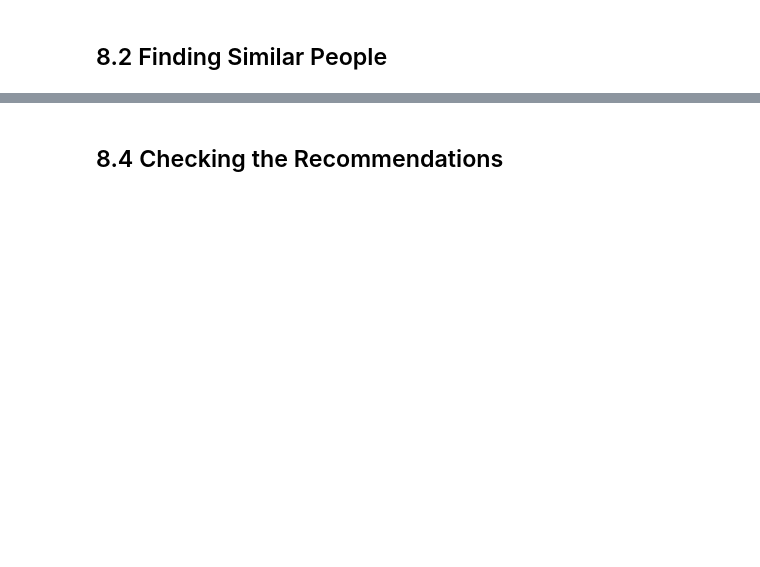
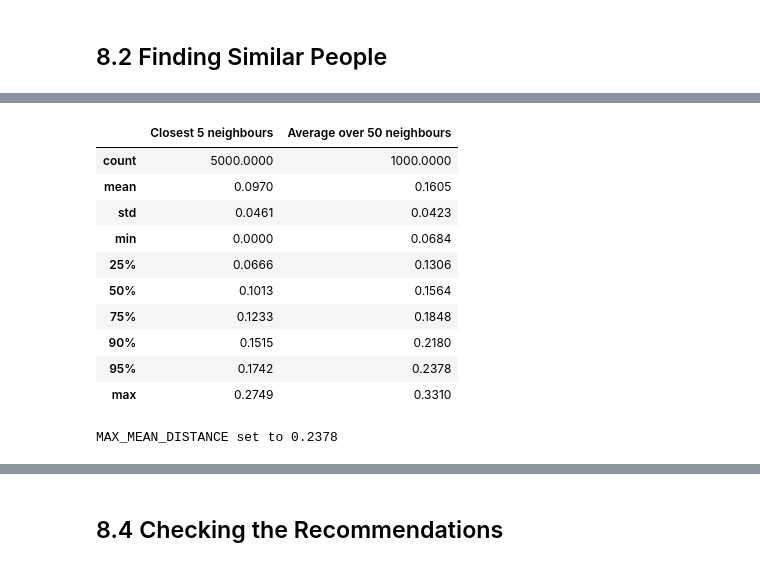
Before and after one commit to Fascos/investment-readiness-capstone-project, a Jupyter notebook: index.ipynb, the cells around one changed output, grey strips where cells are left out. Drawn from its saved outputs; the diff is of its cells as text; code cells hidden in the pictures; blank space fills up the shorter version.

```diff
--- a/index.ipynb
+++ b/index.ipynb
@@ -2491,0 +2571,48 @@ Goal: for a new person, suggest investment options based on what **similar peopl
+# %%
+#This helps prove that the neighbour structure is working:
+
+# Examine the distribution of nearest-neighbour distances
+# for the training profiles.
+sample_size = min(1000, len(X_train))
+sample_positions = np.random.default_rng(
+    RANDOM_STATE
+).choice(
+    len(X_train),
+    size=sample_size,
+    replace=False
+)
+# Request one extra neighbour because the first neighbour of a training row
+# is normally the row itself.
+sample_distances, _ = nearest_neighbours.kneighbors(
+    X_train_recommender[sample_positions],
+    n_neighbors=N_NEIGHBORS + 1
+)
+sample_distances = sample_distances[:, 1:]
+non_self_distances = sample_distances[:, :5].ravel()
+distance_summary = pd.DataFrame({
+    "Closest 5 neighbours": pd.Series(non_self_distances).describe(
+        percentiles=[0.25, 0.50, 0.75, 0.90, 0.95]
+    ),
+    f"Average over {N_NEIGHBORS} neighbours": pd.Series(sample_distances.mean(axis=1)).describe(
+        percentiles=[0.25, 0.50, 0.75, 0.90, 0.95]
+    )
+})
+display(distance_summary.round(4))
+
+# Set the distance limit for the "starter options first" rule from the real distances:
+# people whose neighbours are further away than for 95% of people get starter options first.
+MAX_MEAN_DISTANCE = float(np.percentile(sample_distances.mean(axis=1), 95))
+print(f"MAX_MEAN_DISTANCE set to {MAX_MEAN_DISTANCE:.4f}")
+# %% [output]
+|  | Closest 5 neighbours | Average over 50 neighbours |
+| count | 5000.0000 | 1000.0000 |
+| mean | 0.0970 | 0.1605 |
+| std | 0.0461 | 0.0423 |
+| min | 0.0000 | 0.0684 |
+| 25% | 0.0666 | 0.1306 |
+| 50% | 0.1013 | 0.1564 |
+| 75% | 0.1233 | 0.1848 |
+| 90% | 0.1515 | 0.2180 |
+| 95% | 0.1742 | 0.2378 |
+| max | 0.2749 | 0.3310 |
+MAX_MEAN_DISTANCE set to 0.2378
```
Also changed, not shown: parts of 54 cells of this notebook.
